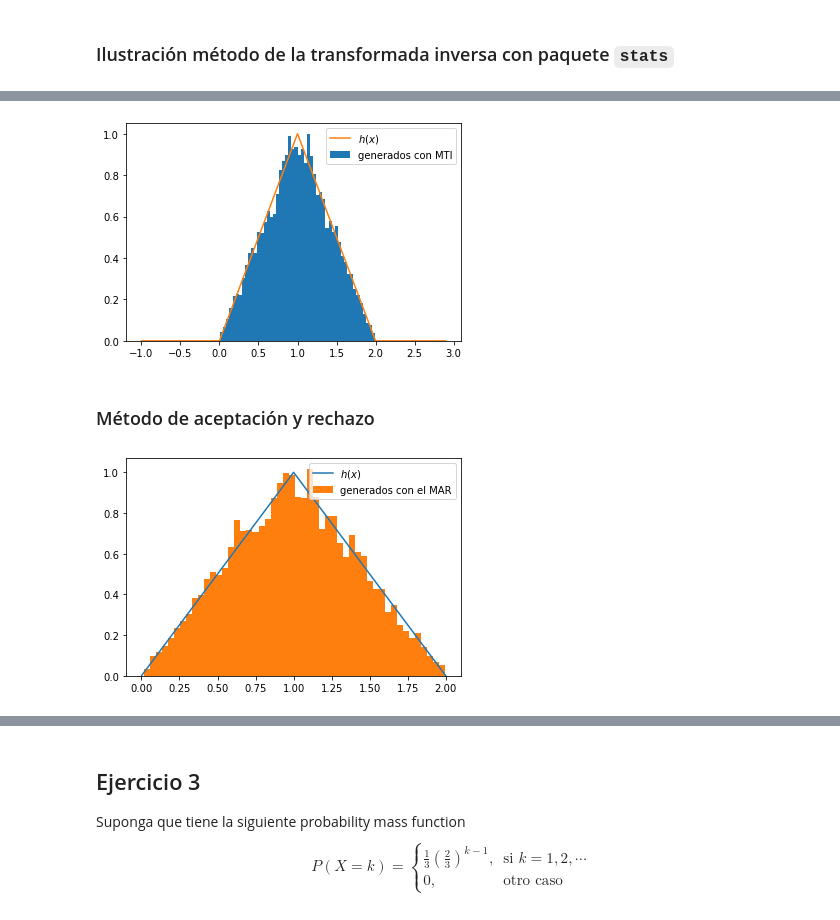
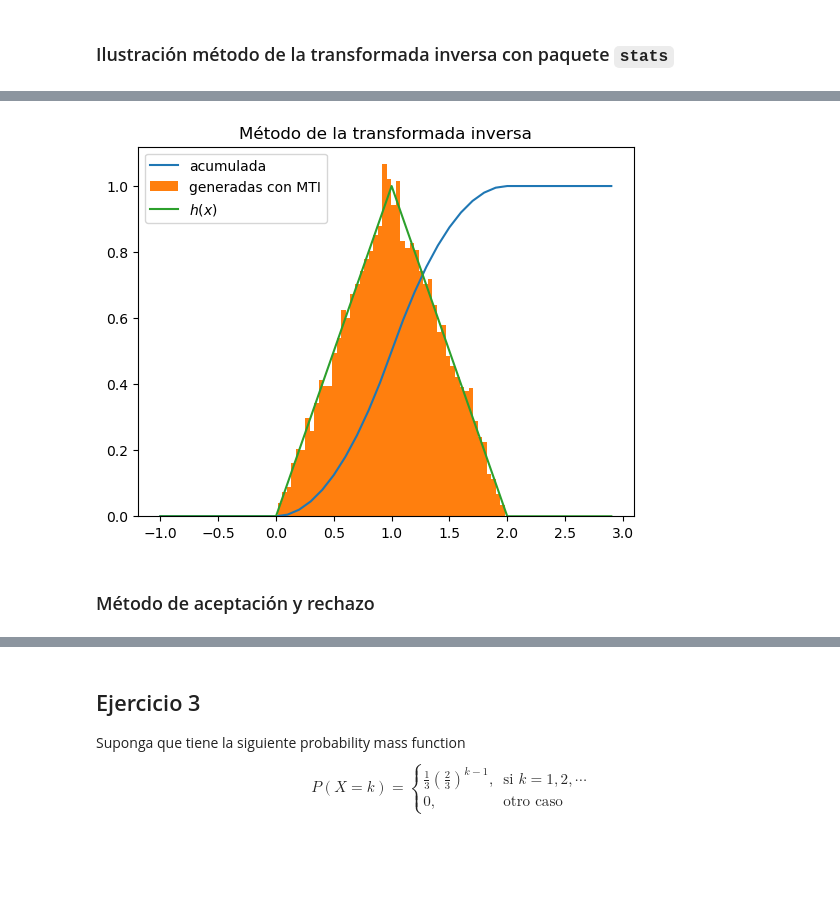
Before and after one commit to adrianhb01/SPF-2023-I, a Jupyter notebook: TEMA-2/Clase11_Ejercicios_MTI_MAR.ipynb, the cells around one changed output, grey strips where cells are left out. Saved outputs shown, nothing was run; the diff lists cells and outputs as text; code cells hidden in the pictures; blank space fills up the shorter version.

```diff
--- a/TEMA-2/Clase11_Ejercicios_MTI_MAR.ipynb
+++ b/TEMA-2/Clase11_Ejercicios_MTI_MAR.ipynb
@@ -58,0 +92,7 @@ Genere muestres aleatorias que distribuyan según la función dada usando el mé
+# %%
+H_inv = lambda u: np.sqrt(2*u) if 0<=u<1/2 else 2 - np.sqrt(2*(1-u))
+# Graficar h(x)
+h = lambda x: 0 if x < 0 else (x if 0 <= x < 1 else (2 - x if 1 <= x <= 2 else 0))
+
+x = np.arange(-1, 3, 0.1)
+plt.plot(x, [h(n) for n in x])
@@ -59,39 +118,35 @@ Genere muestres aleatorias que distribuyan según la función dada usando el mé
 # %%
 # Crear función acumulada
+H = lambda x: 0 if x < 0 else (x**2 / 2 if 0<=x<1 else (2*x-x**2/2 - 1 if 1<=x<=2 else 1))
 
 # Graficar función acumulada
+x = np.arange(-1, 3, 0.1)
+plt.plot(x, [H(n) for n in x], label='acumulada')
 
 # Crear función inversa
+H_inv = lambda u: np.sqrt(2*u) if 0<=u<1/2 else 2 - np.sqrt(2*(1-u))
 
 # Validar función inversa (gráfica)
+N = 10000
 
 # Vector de aleatorios uniformer
+U = np.random.rand(N)
 
 # Vector generado con MTI
+x_gen = [H_inv(ui) for ui in U]
 
 # Graficar histograma aleatorios
-plt.hist(x_rand, bins=50, density=True, label='generados con MTI')
+plt.hist(x_gen, bins=50, density=True, label='generadas con MTI');
 
 # Función de densidad h(x)
 h = lambda x: 0 if x < 0 else (x if 0 <= x < 1 else (2 - x if 1 <= x < 2 else 0))
 
 density = list(map(lambda x: h(x), x))
 # Graficar función de densidad h(x)
 plt.plot(x, density, label='$h(x)$')
+plt.title('Método de la transformada inversa')
 plt.legend();
 # %% [output]
-[figure, old version]
+[figure, new version]
 # %% [markdown]
 ### Método de aceptación y rechazo
-# %%
-N = 100
-
-# Graficar densidad de probabilidad h(x)
-
-# Programar método de aceptación y rechazo
-
-# Graficar puntos aceptados
-
-# Almacenar números aceptados en una variable y graficar su histograma
-# %% [output]
-[figure, removed]
```
Also changed, not shown: parts of 10 cells of this notebook, 1 other file.
